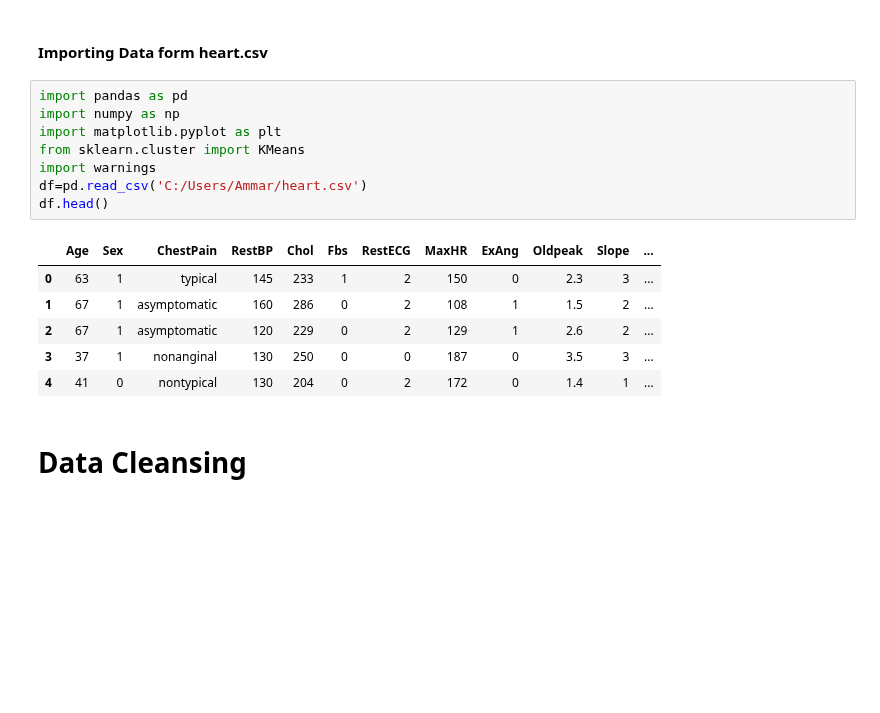
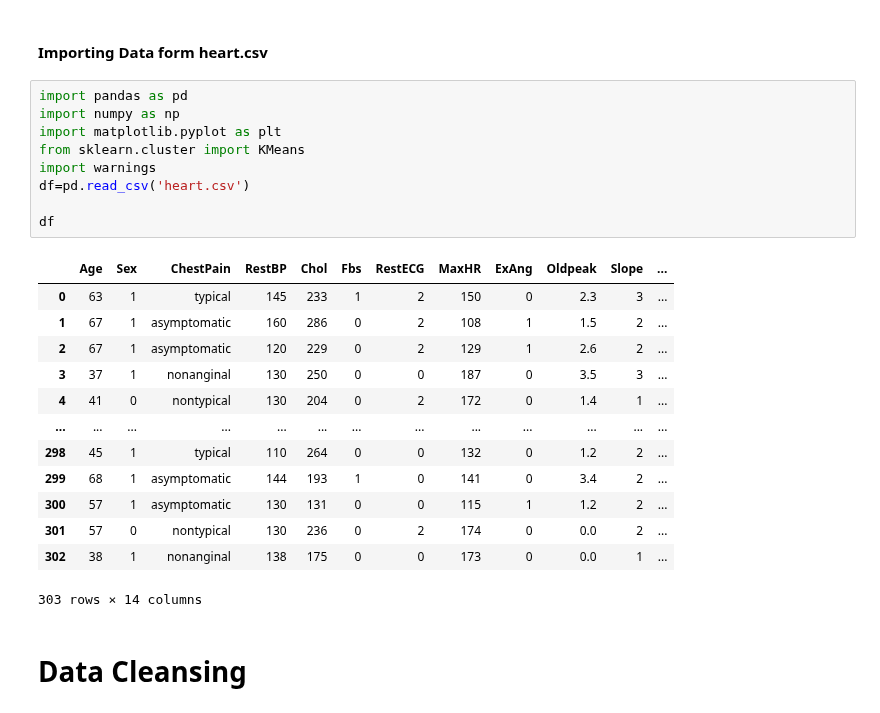
Before and after one commit to Vinz602/HeartHealthPrediction, a Jupyter notebook: Heart Health.ipynb, the cells around one changed output. Cells and saved outputs as stored; diff of their text form; blank space fills up the shorter version.

```diff
--- a/Heart Health.ipynb
+++ b/Heart Health.ipynb
@@ -5,18 +5,26 @@
 # %%
 import pandas as pd
 import numpy as np
 import matplotlib.pyplot as plt
 from sklearn.cluster import KMeans
 import warnings
-df=pd.read_csv('C:/Users/Ammar/heart.csv')
-df.head()
+df=pd.read_csv('heart.csv')
+
+df
 # %% [output]
 |  | Age | Sex | ChestPain | RestBP | Chol | Fbs | RestECG | MaxHR | ExAng | Oldpeak | Slope | ... |
 | 0 | 63 | 1 | typical | 145 | 233 | 1 | 2 | 150 | 0 | 2.3 | 3 | ... |
 | 1 | 67 | 1 | asymptomatic | 160 | 286 | 0 | 2 | 108 | 1 | 1.5 | 2 | ... |
 | 2 | 67 | 1 | asymptomatic | 120 | 229 | 0 | 2 | 129 | 1 | 2.6 | 2 | ... |
 | 3 | 37 | 1 | nonanginal | 130 | 250 | 0 | 0 | 187 | 0 | 3.5 | 3 | ... |
 | 4 | 41 | 0 | nontypical | 130 | 204 | 0 | 2 | 172 | 0 | 1.4 | 1 | ... |
+| ... | ... | ... | ... | ... | ... | ... | ... | ... | ... | ... | ... | ... |
+| 298 | 45 | 1 | typical | 110 | 264 | 0 | 0 | 132 | 0 | 1.2 | 2 | ... |
+| 299 | 68 | 1 | asymptomatic | 144 | 193 | 1 | 0 | 141 | 0 | 3.4 | 2 | ... |
+| 300 | 57 | 1 | asymptomatic | 130 | 131 | 0 | 0 | 115 | 1 | 1.2 | 2 | ... |
+| 301 | 57 | 0 | nontypical | 130 | 236 | 0 | 2 | 174 | 0 | 0.0 | 2 | ... |
+| 302 | 38 | 1 | nonanginal | 138 | 175 | 0 | 0 | 173 | 0 | 0.0 | 1 | ... |
+303 rows × 14 columns
 # %% [markdown]
 # Data Cleansing
 # %% [markdown]
```
Also changed, not shown: parts of 2 cells of this notebook.
